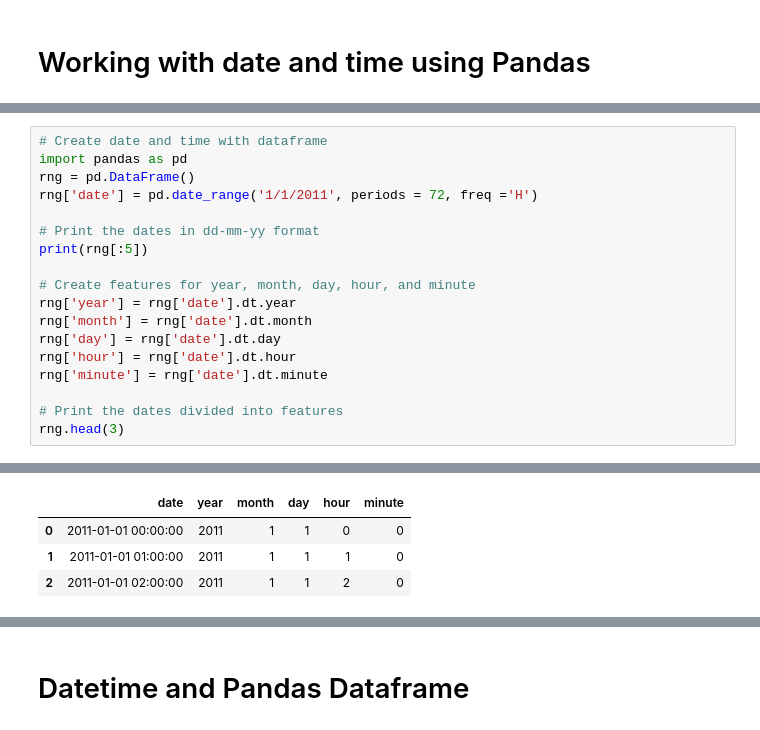
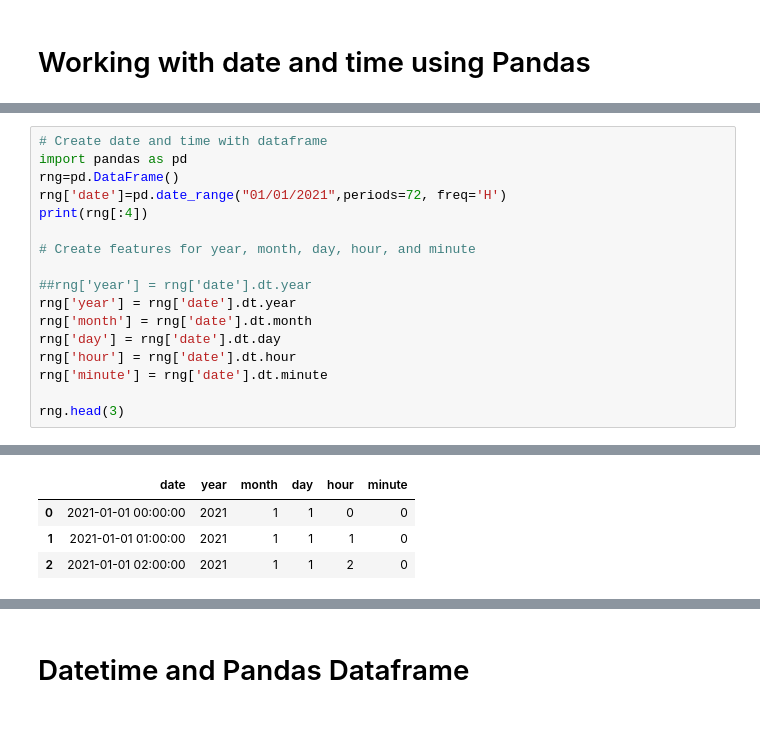
Before and after one commit to V-Nayak/python-basics, a Jupyter notebook: 17_Python_Basics_Pandas_DateTime.ipynb, the cells around one changed output, grey strips where cells are left out. Drawn from its saved outputs; the diff is of its cells as text.

```diff
--- a/17_Python_Basics_Pandas_DateTime.ipynb
+++ b/17_Python_Basics_Pandas_DateTime.ipynb
@@ -35,20 +76,19 @@ pandas.Series.dt.minute returns the minute of the date time.
 # %%
 # Create date and time with dataframe
 import pandas as pd
-rng = pd.DataFrame()
-rng['date'] = pd.date_range('1/1/2011', periods = 72, freq ='H')
-
-# Print the dates in dd-mm-yy format
-print(rng[:5])
+rng=pd.DataFrame()
+rng['date']=pd.date_range("01/01/2021",periods=72, freq='H')
+print(rng[:4])
 
 # Create features for year, month, day, hour, and minute
+
+##rng['year'] = rng['date'].dt.year
 rng['year'] = rng['date'].dt.year
 rng['month'] = rng['date'].dt.month
 rng['day'] = rng['date'].dt.day
 rng['hour'] = rng['date'].dt.hour
 rng['minute'] = rng['date'].dt.minute
 
-# Print the dates divided into features
 rng.head(3)
 # %% [output]
                  date
@@ -60,7 +99,7 @@ rng.head(3)
 |  | date | year | month | day | hour | minute |
-| 0 | 2011-01-01 00:00:00 | 2011 | 1 | 1 | 0 | 0 |
-| 1 | 2011-01-01 01:00:00 | 2011 | 1 | 1 | 1 | 0 |
-| 2 | 2011-01-01 02:00:00 | 2011 | 1 | 1 | 2 | 0 |
+| 0 | 2021-01-01 00:00:00 | 2021 | 1 | 1 | 0 | 0 |
+| 1 | 2021-01-01 01:00:00 | 2021 | 1 | 1 | 1 | 0 |
+| 2 | 2021-01-01 02:00:00 | 2021 | 1 | 1 | 2 | 0 |
 # %%
 """Code #4: To get the present time"""
 from datetime import date
```
Also changed, not shown: parts of 34 cells of this notebook.
